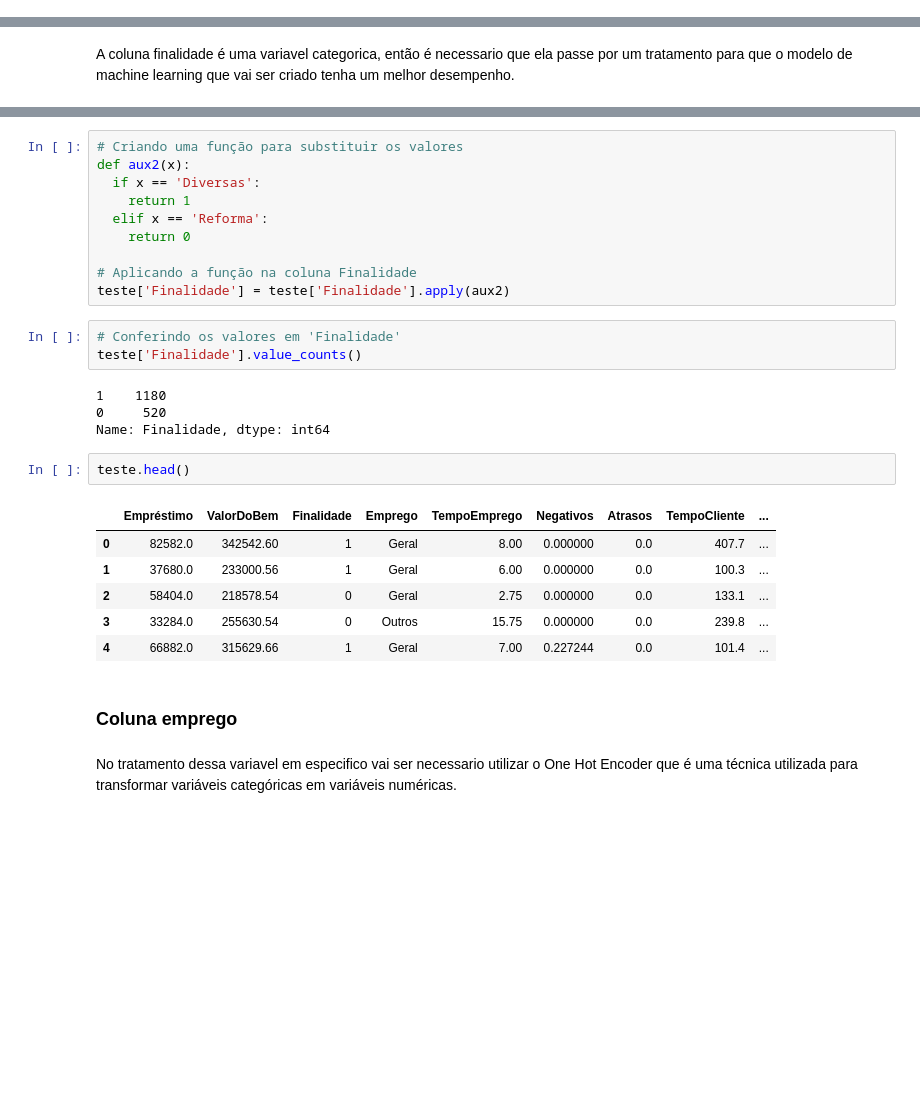
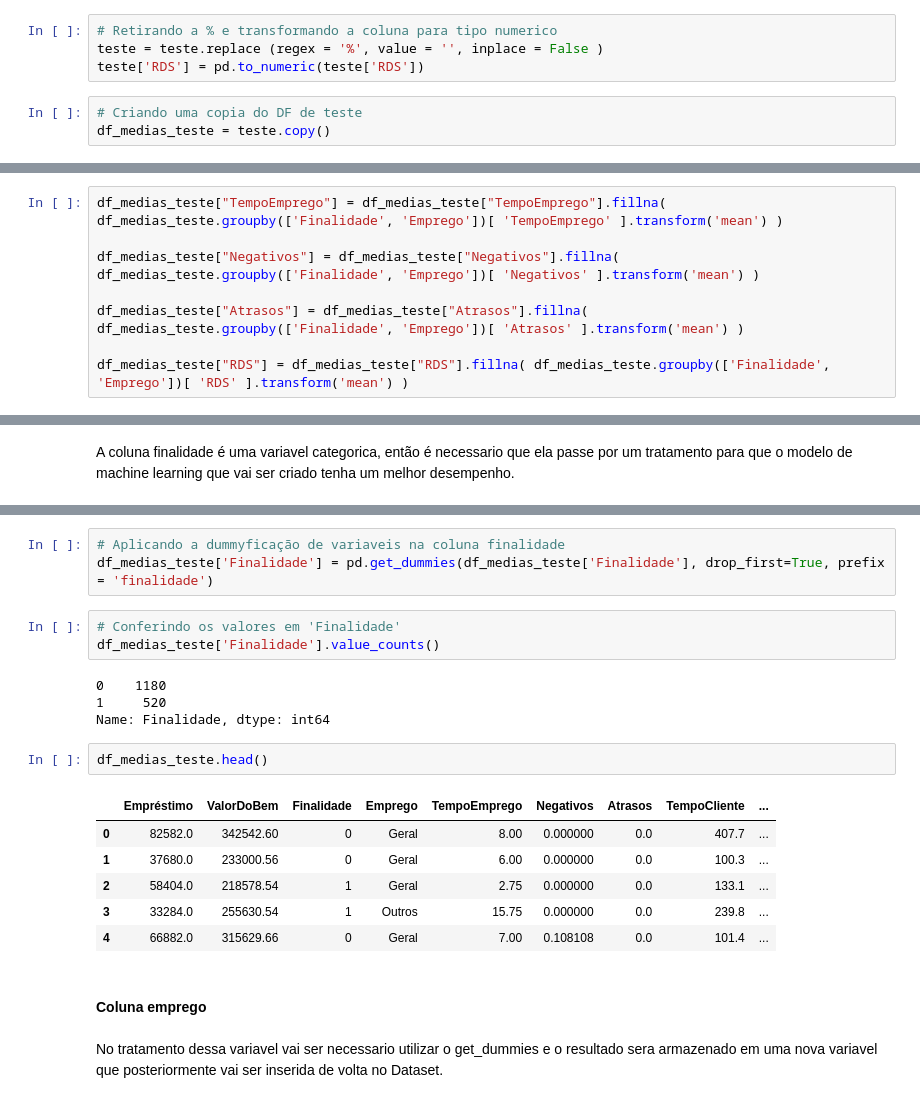
Before and after one commit to JosenildoJunior/Competicao_ML, a Jupyter notebook: 11ª_CompeticaoFLAI_2_0.ipynb, the cells around one changed output, grey strips where cells are left out. Drawn from its saved outputs; the diff is of its cells as text; blank space fills up the shorter version.

```diff
--- a/11ª_CompeticaoFLAI_2_0.ipynb
+++ b/11ª_CompeticaoFLAI_2_0.ipynb
@@ -1469,0 +759,7 @@ teste['Atrasos'] = teste['Atrasos'].fillna(media_atrasos)
+# %%
+# Retirando a % e transformando a coluna para tipo numerico
+teste = teste.replace (regex = '%', value = '', inplace = False )
+teste['RDS'] = pd.to_numeric(teste['RDS'])
+# %%
+# Criando uma copia do DF de teste
+df_medias_teste = teste.copy()
@@ -1469,0 +869,8 @@ teste['Atrasos'] = teste['Atrasos'].fillna(media_atrasos)
+# %%
+df_medias_teste["TempoEmprego"] = df_medias_teste["TempoEmprego"].fillna( df_medias_teste.groupby(['Finalidade', 'Emprego'])[ 'TempoEmprego' ].transform('mean') )
+
+df_medias_teste["Negativos"] = df_medias_teste["Negativos"].fillna( df_medias_teste.groupby(['Finalidade', 'Emprego'])[ 'Negativos' ].transform('mean') )
+
+df_medias_teste["Atrasos"] = df_medias_teste["Atrasos"].fillna( df_medias_teste.groupby(['Finalidade', 'Emprego'])[ 'Atrasos' ].transform('mean') )
+
+df_medias_teste["RDS"] = df_medias_teste["RDS"].fillna( df_medias_teste.groupby(['Finalidade', 'Emprego'])[ 'RDS' ].transform('mean') )
@@ -1729,35 +923,28 @@ teste['Finalidade'].value_counts()
 Diversas    1180
 Reforma      520
 Name: Finalidade, dtype: int64
-# %%
-# Criando uma função para substituir os valores
-def aux2(x):
-  if x == 'Diversas':
-    return 1
-  elif x == 'Reforma':
-    return 0
-
-# Aplicando a função na coluna Finalidade
-teste['Finalidade'] = teste['Finalidade'].apply(aux2)
+# %%
+# Aplicando a dummyficação de variaveis na coluna finalidade
+df_medias_teste['Finalidade'] = pd.get_dummies(df_medias_teste['Finalidade'], drop_first=True, prefix = 'finalidade')
 # %%
 # Conferindo os valores em 'Finalidade'
-teste['Finalidade'].value_counts()
+df_medias_teste['Finalidade'].value_counts()
 # %% [output]
-1    1180
-0     520
+0    1180
+1     520
 Name: Finalidade, dtype: int64
 # %%
-teste.head()
+df_medias_teste.head()
 # %% [output]
 |  | Empréstimo | ValorDoBem | Finalidade | Emprego | TempoEmprego | Negativos | Atrasos | TempoCliente | ... |
-| 0 | 82582.0 | 342542.60 | 1 | Geral | 8.00 | 0.000000 | 0.0 | 407.7 | ... |
-| 1 | 37680.0 | 233000.56 | 1 | Geral | 6.00 | 0.000000 | 0.0 | 100.3 | ... |
-| 2 | 58404.0 | 218578.54 | 0 | Geral | 2.75 | 0.000000 | 0.0 | 133.1 | ... |
-| 3 | 33284.0 | 255630.54 | 0 | Outros | 15.75 | 0.000000 | 0.0 | 239.8 | ... |
-| 4 | 66882.0 | 315629.66 | 1 | Geral | 7.00 | 0.227244 | 0.0 | 101.4 | ... |
+| 0 | 82582.0 | 342542.60 | 0 | Geral | 8.00 | 0.000000 | 0.0 | 407.7 | ... |
+| 1 | 37680.0 | 233000.56 | 0 | Geral | 6.00 | 0.000000 | 0.0 | 100.3 | ... |
+| 2 | 58404.0 | 218578.54 | 1 | Geral | 2.75 | 0.000000 | 0.0 | 133.1 | ... |
+| 3 | 33284.0 | 255630.54 | 1 | Outros | 15.75 | 0.000000 | 0.0 | 239.8 | ... |
+| 4 | 66882.0 | 315629.66 | 0 | Geral | 7.00 | 0.108108 | 0.0 | 101.4 | ... |
 # %% [markdown]
-### **Coluna emprego**
+#### **Coluna emprego**
-# %% [markdown]
-No tratamento dessa variavel em especifico vai ser necessario utilizar o One Hot Encoder que é uma técnica utilizada para transformar variáveis categóricas em variáveis numéricas.
+# %% [markdown]
+No tratamento dessa variavel vai ser necessario utilizar o get_dummies e o resultado sera armazenado em uma nova variavel que posteriormente vai ser inserida de volta no Dataset.
 # %%
 # Observando os valores
```
Also changed, not shown: parts of 210 cells of this notebook.
